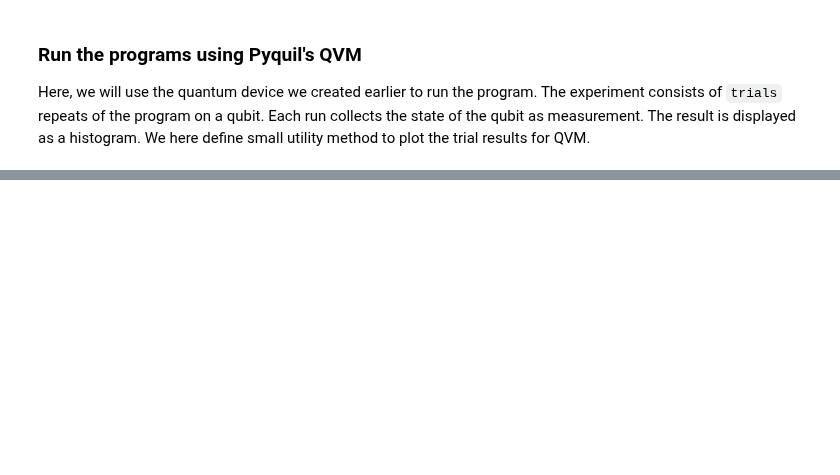
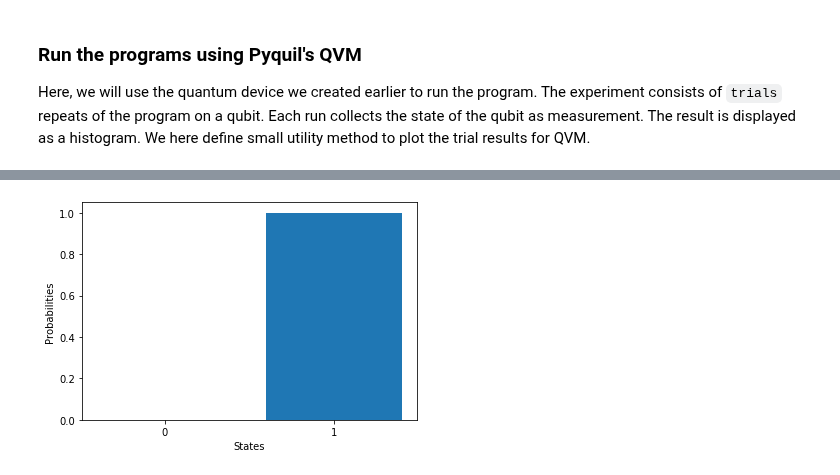
Before and after one commit to qctrl/open-controls, a Jupyter notebook: examples/export_a_dds_to_pyquil.ipynb, the cells around one changed output, grey strips where cells are left out. Cells and saved outputs as stored; diff of their text form; code cells hidden in the pictures; blank space fills up the shorter version.

```diff
--- a/examples/export_a_dds_to_pyquil.ipynb
+++ b/examples/export_a_dds_to_pyquil.ipynb
@@ -214,0 +347,8 @@ plot_trial_outcomes(quadratic_result)
+# %%
+# NBVAL_SKIP
+
+## Run the ramsey sequence program, Get the result (counts of state |1> and |0>), plot the histogram
+ramsey_result = quantum_device.run(executable_ramsey_program)
+plot_trial_outcomes(ramsey_result)
+# %% [output]
+[figure, added]
```
Also changed, not shown: parts of 22 cells of this notebook, 1 other file.
